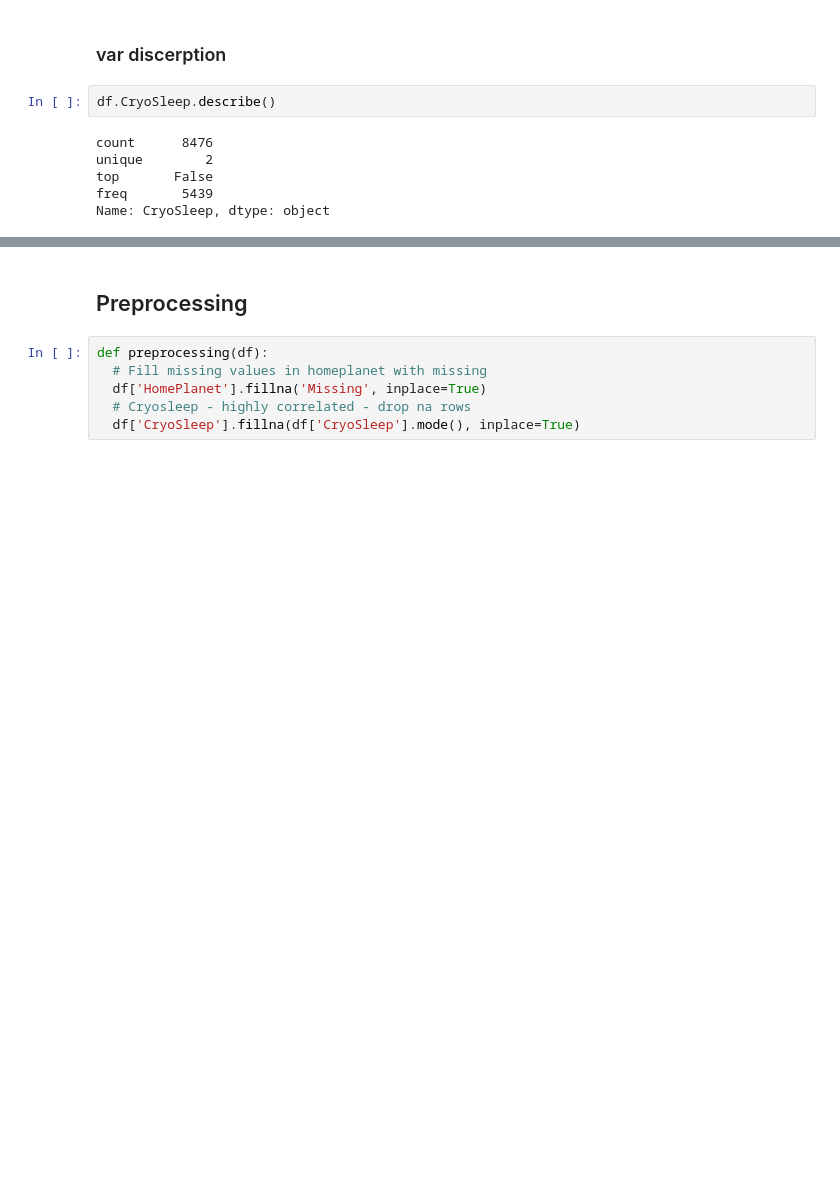
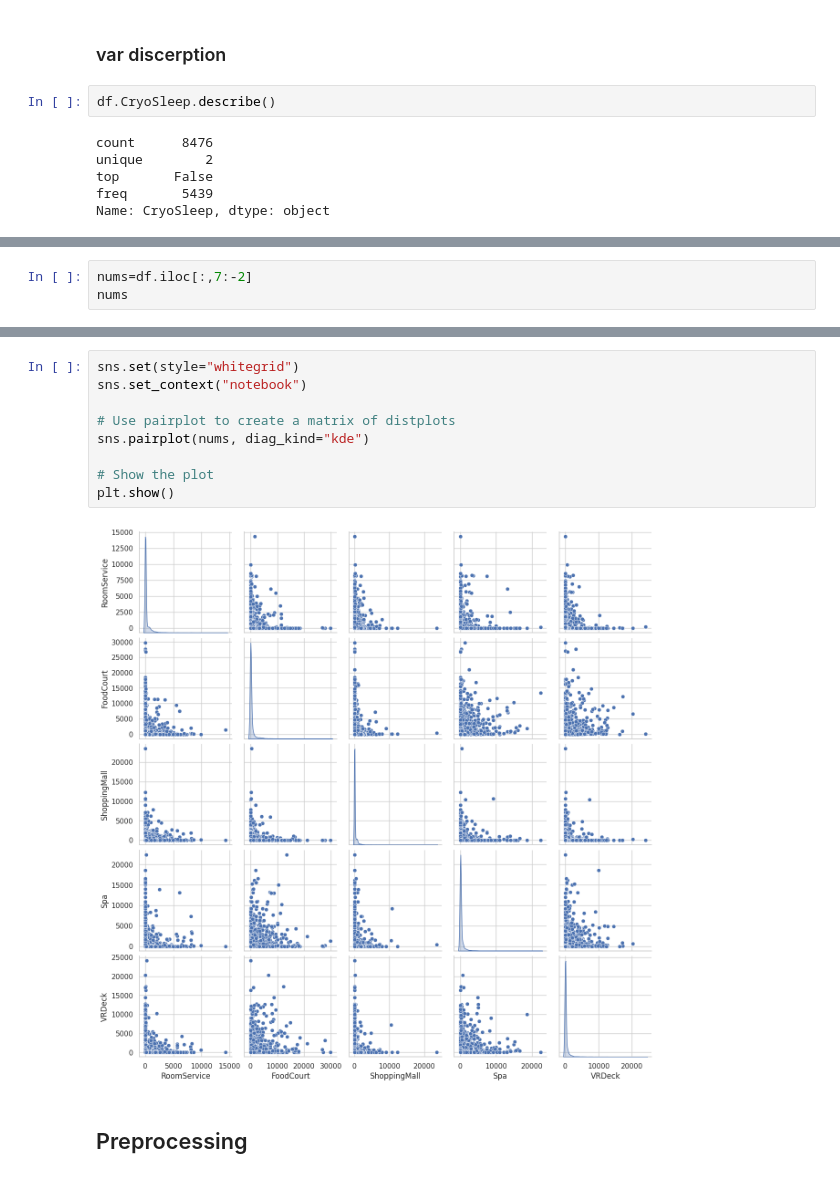
Before and after one commit to Ibrahim-AbuShara/EDA-practice-For-ML1, a Jupyter notebook: spaceship_titanic.ipynb, the cells around one changed output, grey strips where cells are left out. Drawn from its saved outputs; the diff is of its cells as text; blank space fills up the shorter version.

```diff
--- a/spaceship_titanic.ipynb
+++ b/spaceship_titanic.ipynb
@@ -183,0 +349,3 @@ plt.show()
+# %%
+nums=df.iloc[:,7:-2]
+nums
@@ -184,8 +396,13 @@ plt.show()
+# %%
+sns.set(style="whitegrid")
+sns.set_context("notebook")
+
+# Use pairplot to create a matrix of distplots
+sns.pairplot(nums, diag_kind="kde")
+
+# Show the plot
+plt.show()
+# %% [output]
+[figure, added]
 # %% [markdown]
 ## Preprocessing
-# %%
-def preprocessing(df):
-  # Fill missing values in homeplanet with missing
-  df['HomePlanet'].fillna('Missing', inplace=True)
-  # Cryosleep - highly correlated - drop na rows
-  df['CryoSleep'].fillna(df['CryoSleep'].mode(), inplace=True)
```
Also changed, not shown: parts of 41 cells of this notebook.
